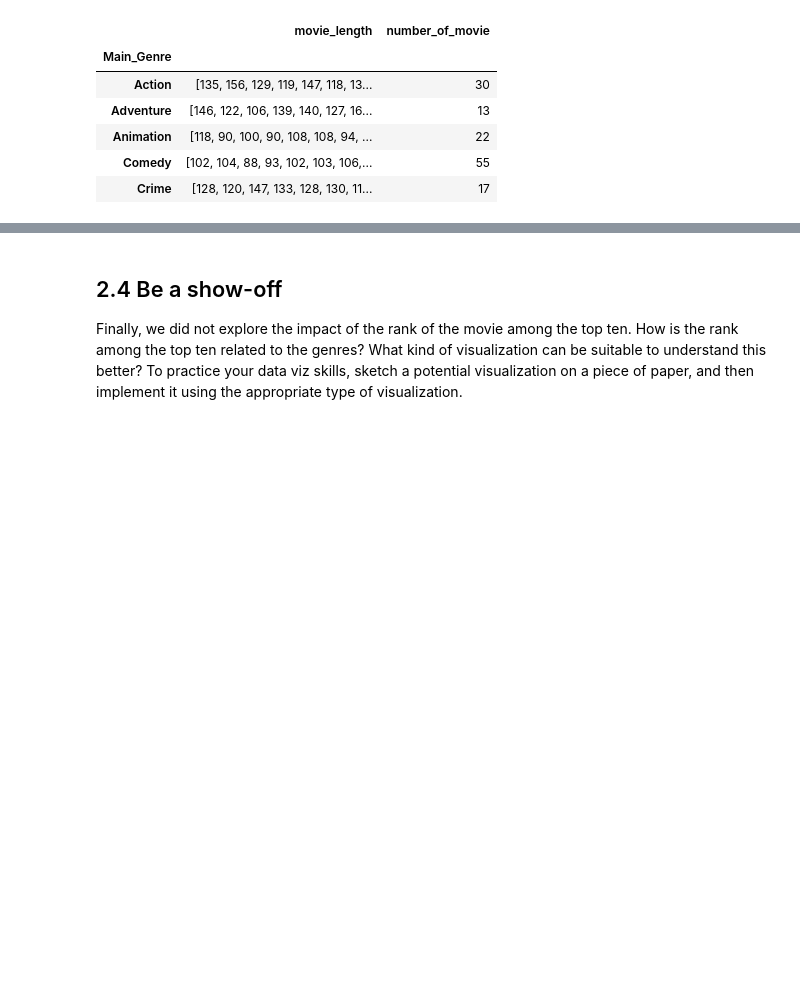
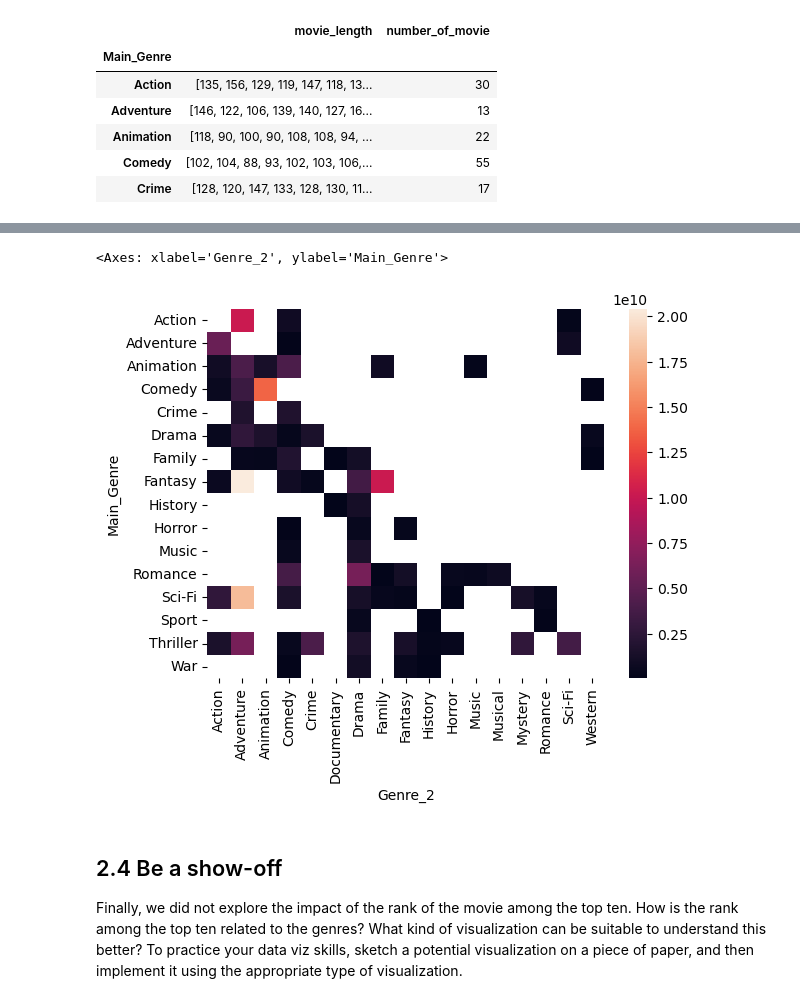
Before and after one commit to BaptisteCarmier/ADA--2024, a Jupyter notebook: Exercises/02 - Data viz and data from the web/Becoming a DataVizard exercise.ipynb, the cells around one changed output, grey strips where cells are left out. Drawn from its saved outputs; the diff is of its cells as text; code cells hidden in the pictures; blank space fills up the shorter version.

```diff
--- a/Exercises/02 - Data viz and data from the web/Becoming a DataVizard exercise.ipynb
+++ b/Exercises/02 - Data viz and data from the web/Becoming a DataVizard exercise.ipynb
@@ -303,0 +323,13 @@ fig.tight_layout()
+# %%
+# Write your code to make the second heatmap here
+
+#méthode qui fonctionne mais ne renvoie pas exactement la bonne chose
+#grouped_ggw = movies.groupby(['Main_Genre','Genre_2']).count().reset_index()
+#grouped_ggw.head()
+#grouped_ggw['worldwide_gross'] = movies.worldwide_gross
+#pivot_df2 = grouped_ggw.pivot(index = 'Main_Genre', columns = 'Genre_2', values = 'worldwide_gross')
+#pivot_df2.head()
+
+#la bonne manière de faire/la plus simple
+pivot_df2 = pd.crosstab(movies.Main_Genre, movies.Genre_2, values = movies.worldwide_gross, aggfunc = 'sum' )
+pivot_df2.head()
@@ -304,3 +344,8 @@ fig.tight_layout()
+# %%
+sns.heatmap(pivot_df2)
+# %% [output]
+<Axes: xlabel='Genre_2', ylabel='Main_Genre'>
+[figure, added]
 # %%
 # Write your interpretations here
 # %% [markdown]
```
Also changed, not shown: parts of 12 cells of this notebook, 1 other file.
